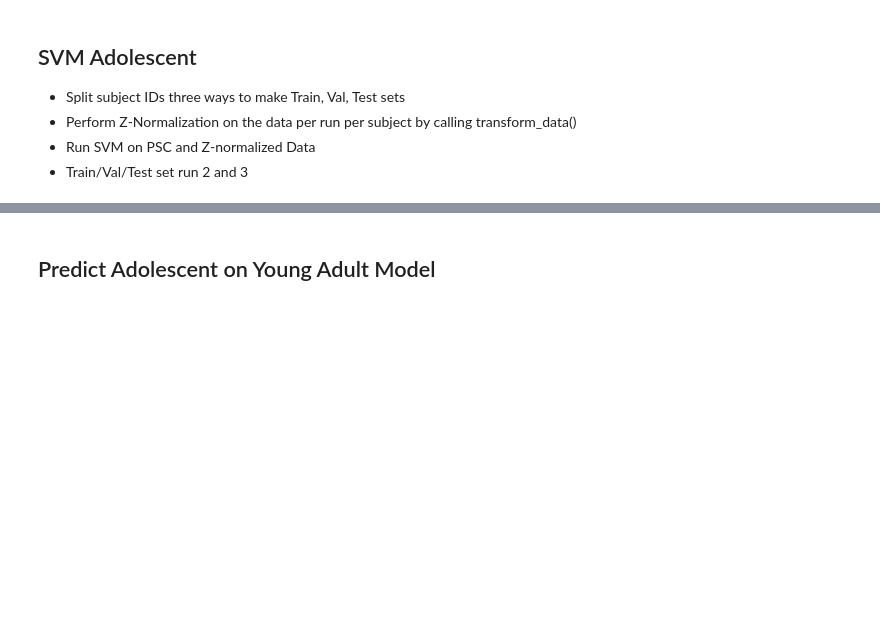
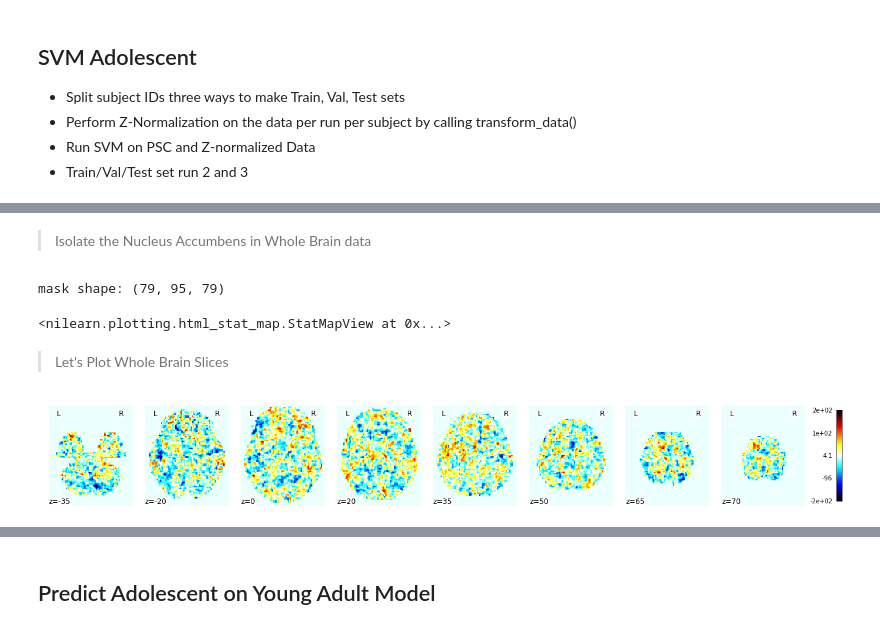
Before and after one commit to staceybeck/teambrainiac, a Jupyter notebook: source/group_svm/Adolescent_Group_SVM.ipynb, the cells around one changed output, grey strips where cells are left out. Drawn from its saved outputs; the diff is of its cells as text; code cells hidden in the pictures; blank space fills up the shorter version.

```diff
--- a/source/group_svm/Adolescent_Group_SVM.ipynb
+++ b/source/group_svm/Adolescent_Group_SVM.ipynb
@@ -97,7 +70,7 @@ Successfully installed boto3-1.21.42 botocore-1.24.42 jmespath-1.0.0 nilearn-0.9
 # %%
 %%time
 # Get mat file
-mask_type = 'mask' #'mask', 'masksubACC', 'masksubAI', 'masksubNAcc', 'masksubmPFC'// 'acc_aal', 'anterior_insula_aal', 'mPFC', 'nacc_aal',
+mask_type = 'masksubmPFC' #'mask', 'masksubACC', 'masksubAI', 'masksubNAcc', 'masksubmPFC'// 'acc_aal', 'anterior_insula_aal', 'mPFC', 'nacc_aal',
 label_type = 'rt_labels'
 from_mat = 'unnorm' #unnorm
 data_type = "AD_detrend"
@@ -198,15 +182,10 @@ dict_path = "data/data_path_dictionary.pkl"
 data_path_dict = open_pickle(dict_path)
 
 mask_type = 'mask' #'mask', 'masksubACC', 'masksubAI', 'masksubNAcc', 'masksubmPFC'
-data_type = "AD_AD"
-runs_train = [1,2]
+data_type = "AD_detrend"
+runs_train = [1, 2]
 runs_id = [i + 1 for i in runs_train]
 m_path_ind = 0 #get sub_mask data in mask_data key
-
-
-model_dict = access_load_data(f'models/group/{data_type}_{runs_id}_{mask_type}_X_y_model.pkl', False)
-print(model_dict.keys())
-clf = model_dict['model'][0]
-X = model_dict['X_train'][0]
-y = model_dict['y_train'][0]
+metric_data = access_load_data(f'metrics/group_svm/{mask_type}/{data_type}_{runs_id}_{mask_type}_metrics.pkl', False)
+print(metric_data.keys())
 # %% [output]
@@ -240,0 +245,61 @@ mask shape: (79, 95, 79)
+# %% [markdown]
+> Isolate the Nucleus Accumbens in Whole Brain data
+# %%
+# Load in the mask indices for mask overlay to create bmaps of a specific Region of interest
+roi_path_ind = 1 # get mask data for region of interest
+mask_roi = 'nacc_aal' #'acc_aal', 'anterior_insula_aal', 'mPFC', 'nacc_aal',
+indices_mask = load_mask_indices(data_path_dict, mask_roi, roi_path_ind)
+
+previous_bmap_data = metric_data['bmap2_3'][0]
+bmap3nacc = get_roi_bmaps(previous_bmap_data, indices_mask, affine_image)
+
+# Plot interactive maps
+html_view = plotting.view_img(bmap3nacc,
+                              bg = t1_image,
+                              scale_loc = 3,
+                              threshold='95%',
+                              cmap = 'cold_white_hot',
+                              black_bg = False,
+                              title=f"Adolescent NAcc"
+                              )#{mask_type}")
+html_view#.save_as_html(f'/content/gdrive/MyDrive/ADOL/{data_type}_{mask_roi}_1.html')
+# %% [output]
+mask shape: (79, 95, 79)
+<nilearn.plotting.html_stat_map.StatMapView at 0x...>
+# %% [markdown]
+> Let's Plot Whole Brain Slices
+# %%
+# View Slices of the brain
+# get bmaps for visualization
+mask_type = 'mask' #'mask', 'masksubACC', 'masksubAI', 'masksubNAcc', 'masksubmPFC'
+data_type = "AD_detrend"
+msk_type = 'Whole Brain'
+bmap3 = metric_data['bmap3'][0]
+
+outfile = True
+
+if outfile == None:
+  output_file = None
+else:
+  output_file = f"/content/gdrive/MyDrive/ADOL/{data_type}_{mask_type}_plt_z_1.png"
+
+  title = f"Young Adult {msk_type}"
+  im = plotting.plot_img(bmap3,
+                          #bg_img = t1_image,
+                          #title = title,
+                          colorbar=True,
+                          black_bg = False,
+                          cut_coords = (-35,-20,0,20,35,50,65,70),
+                          cmap='cold_white_hot',
+                          display_mode='z',
+                          #output_file = output_file
+                          )
+  """im.title(title,
+          x=0.01,
+          y=0.99,
+          size=15,
+          color='black',
+          bgcolor='w'
+          )"""
+# %% [output]
+[figure, added]
```
Also changed, not shown: parts of 32 cells of this notebook.
